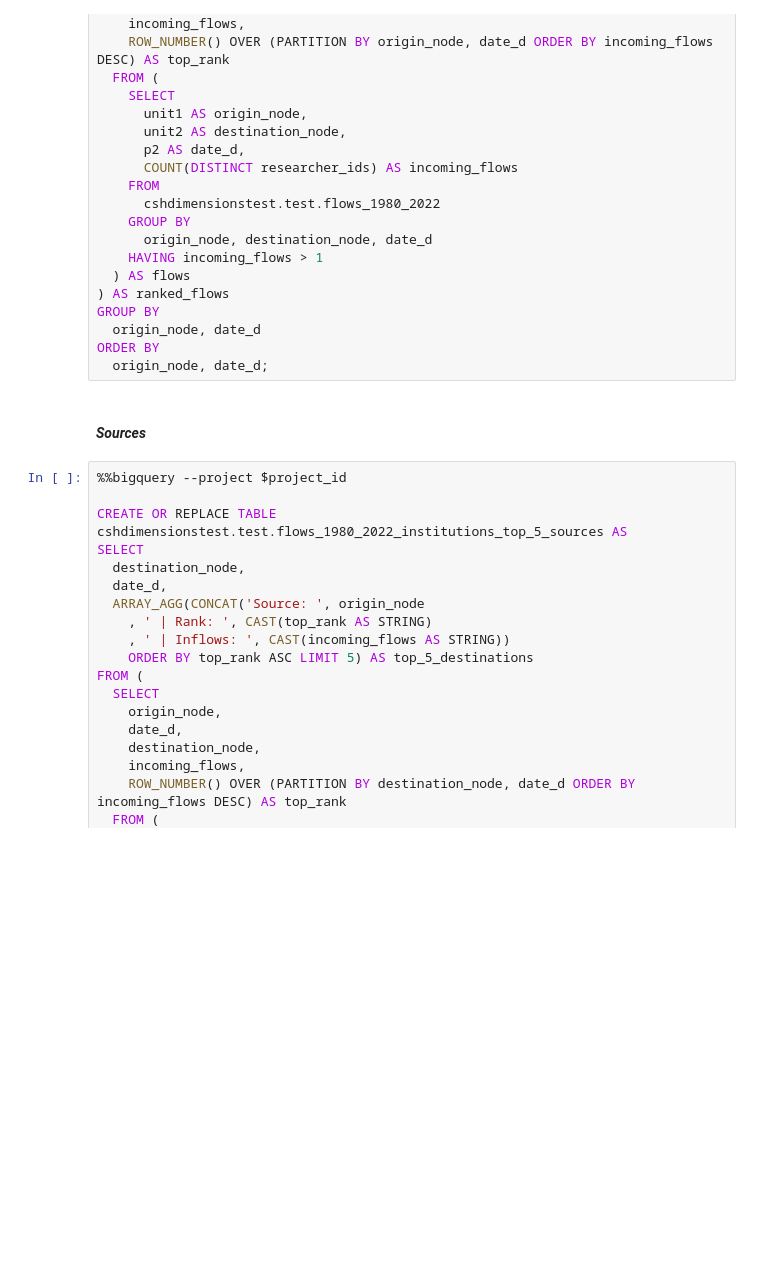
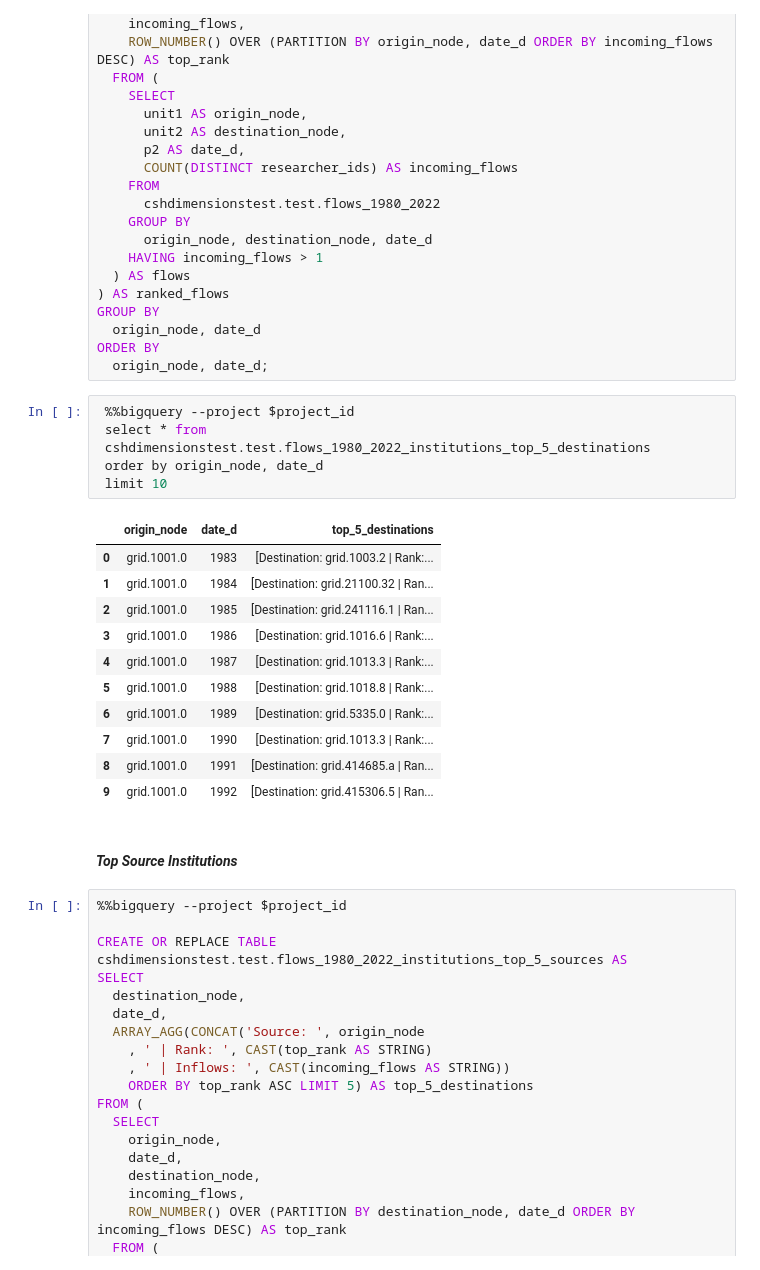
Before and after one commit to complexity-science-hub/SciFlows, a Jupyter notebook: Flows_1980_2022_first_level_for.ipynb, the cells around one changed output. Cells and saved outputs as stored; diff of their text form; blank space fills up the shorter version.

```diff
--- a/Flows_1980_2022_first_level_for.ipynb
+++ b/Flows_1980_2022_first_level_for.ipynb
@@ -1129,8 +1258,26 @@ GROUP BY
   origin_node, date_d
 ORDER BY
   origin_node, date_d;
-# %% [markdown]
-#### ***Sources***
+# %%
+ %%bigquery --project $project_id
+ select * from
+ cshdimensionstest.test.flows_1980_2022_institutions_top_5_destinations
+ order by origin_node, date_d
+ limit 10
+# %% [output]
+|  | origin_node | date_d | top_5_destinations |
+| 0 | grid.1001.0 | 1983 | [Destination: grid.1003.2 | Rank:... |
+| 1 | grid.1001.0 | 1984 | [Destination: grid.21100.32 | Ran... |
+| 2 | grid.1001.0 | 1985 | [Destination: grid.241116.1 | Ran... |
+| 3 | grid.1001.0 | 1986 | [Destination: grid.1016.6 | Rank:... |
+| 4 | grid.1001.0 | 1987 | [Destination: grid.1013.3 | Rank:... |
+| 5 | grid.1001.0 | 1988 | [Destination: grid.1018.8 | Rank:... |
+| 6 | grid.1001.0 | 1989 | [Destination: grid.5335.0 | Rank:... |
+| 7 | grid.1001.0 | 1990 | [Destination: grid.1013.3 | Rank:... |
+| 8 | grid.1001.0 | 1991 | [Destination: grid.414685.a | Ran... |
+| 9 | grid.1001.0 | 1992 | [Destination: grid.415306.5 | Ran... |
+# %% [markdown]
+#### *Top Source Institutions*
 # %%
 %%bigquery --project $project_id
 
```
Also changed, not shown: parts of 59 cells of this notebook.
